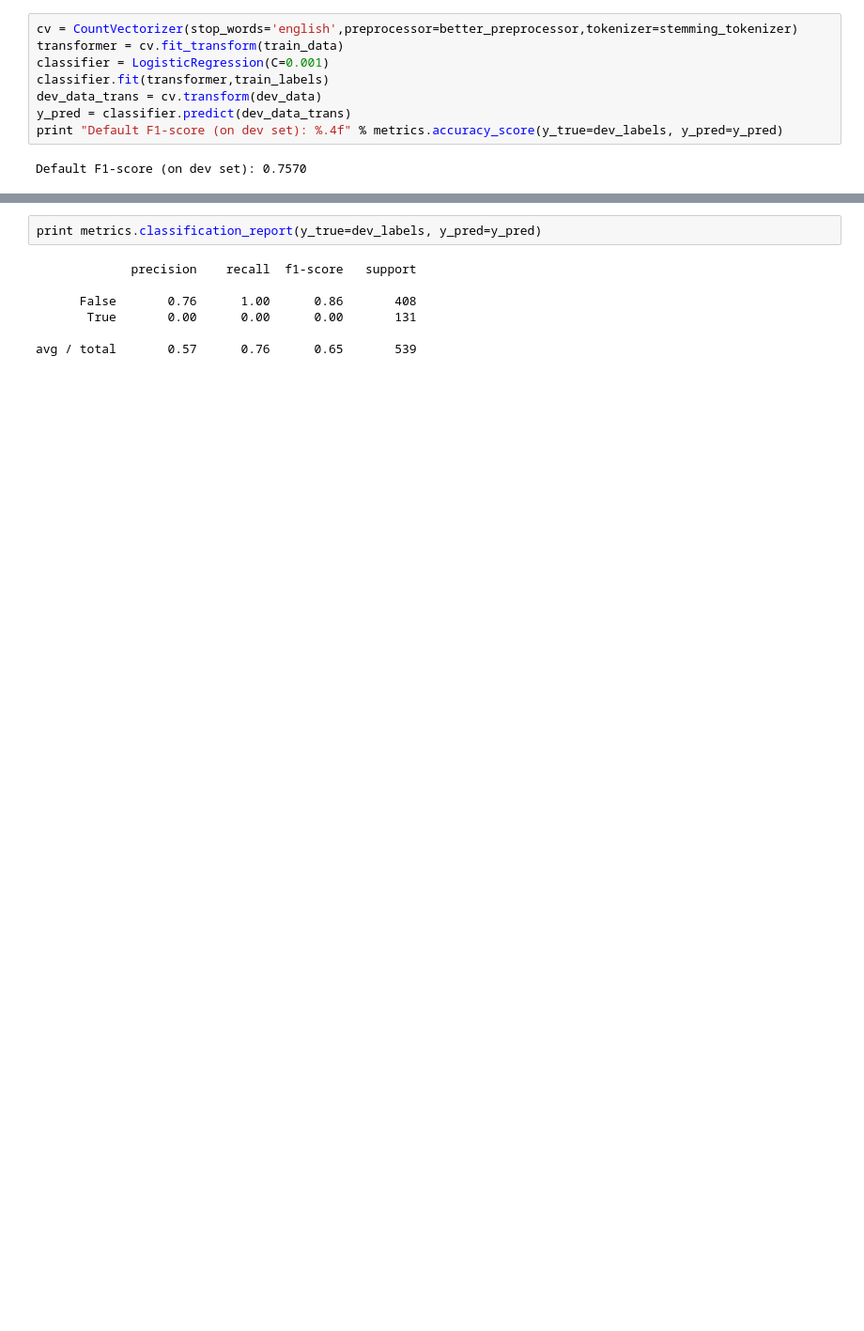
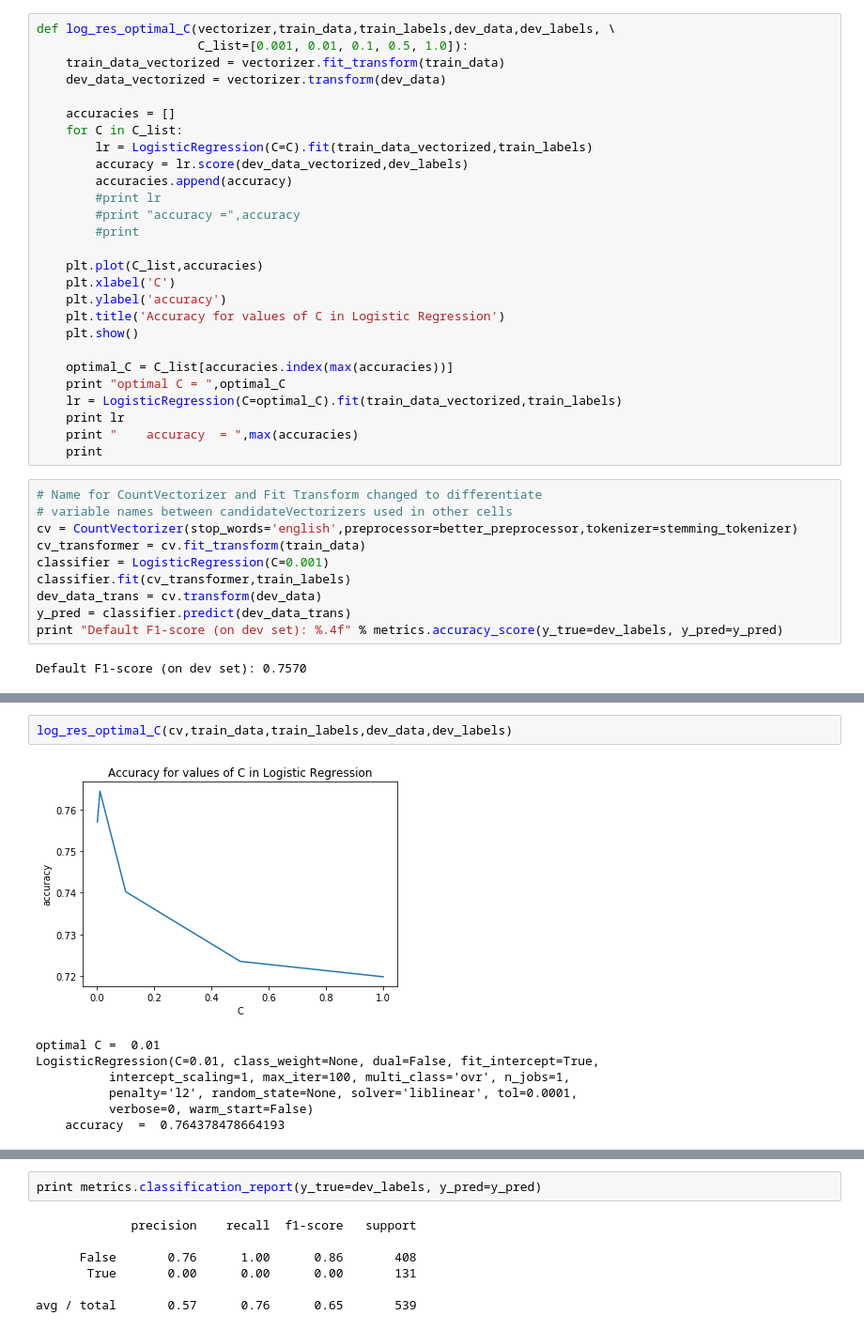
Before and after one commit to gkarnataki/w207-final-project, a Jupyter notebook: Price-baseline.ipynb, the cells around one changed output, grey strips where cells are left out. Shown at 94% size. Saved outputs shown, nothing was run; the diff lists cells and outputs as text; blank space fills up the shorter version.

Commit message:
Standardized log regression C parameter method

```diff
--- a/Price-baseline.ipynb
+++ b/Price-baseline.ipynb
@@ -52,11 +52,40 @@ y_pred = classifier.predict(dev_data_trans)
 print "Default F1-score (on dev set): %.4f" % metrics.accuracy_score(y_true=dev_labels, y_pred=y_pred)
 # %% [output]
 Default F1-score (on dev set): 0.7570
+# %%
+def log_res_optimal_C(vectorizer,train_data,train_labels,dev_data,dev_labels, \
+                      C_list=[0.001, 0.01, 0.1, 0.5, 1.0]):
+    train_data_vectorized = vectorizer.fit_transform(train_data)
+    dev_data_vectorized = vectorizer.transform(dev_data)
+
+    accuracies = []
+    for C in C_list:
+        lr = LogisticRegression(C=C).fit(train_data_vectorized,train_labels)
+        accuracy = lr.score(dev_data_vectorized,dev_labels)
+        accuracies.append(accuracy)
+        #print lr
+        #print "accuracy =",accuracy
+        #print
+
+    plt.plot(C_list,accuracies)
+    plt.xlabel('C')
+    plt.ylabel('accuracy')
+    plt.title('Accuracy for values of C in Logistic Regression')
+    plt.show()
+
+    optimal_C = C_list[accuracies.index(max(accuracies))]
+    print "optimal C = ",optimal_C
+    lr = LogisticRegression(C=optimal_C).fit(train_data_vectorized,train_labels)
+    print lr
+    print "    accuracy  = ",max(accuracies)
+    print
 # %%
+# Name for CountVectorizer and Fit Transform changed to differentiate
+# variable names between candidateVectorizers used in other cells
 cv = CountVectorizer(stop_words='english',preprocessor=better_preprocessor,tokenizer=stemming_tokenizer)
-transformer = cv.fit_transform(train_data)
+cv_transformer = cv.fit_transform(train_data)
 classifier = LogisticRegression(C=0.001)
-classifier.fit(transformer,train_labels)
+classifier.fit(cv_transformer,train_labels)
 dev_data_trans = cv.transform(dev_data)
 y_pred = classifier.predict(dev_data_trans)
 print "Default F1-score (on dev set): %.4f" % metrics.accuracy_score(y_true=dev_labels, y_pred=y_pred)
@@ -119 +104,11 @@ LogisticRegression(C=0.01, class_weight=None, dual=False, fit_intercept=True,
+# %%
+log_res_optimal_C(cv,train_data,train_labels,dev_data,dev_labels)
+# %% [output]
+[figure, added]
+optimal C =  0.01
+LogisticRegression(C=0.01, class_weight=None, dual=False, fit_intercept=True,
+          intercept_scaling=1, max_iter=100, multi_class='ovr', n_jobs=1,
+          penalty='l2', random_state=None, solver='liblinear', tol=0.0001,
+          verbose=0, warm_start=False)
+    accuracy  =  0.764378478664193
 # %%
```
Also changed, not shown: parts of 7 cells of this notebook.
